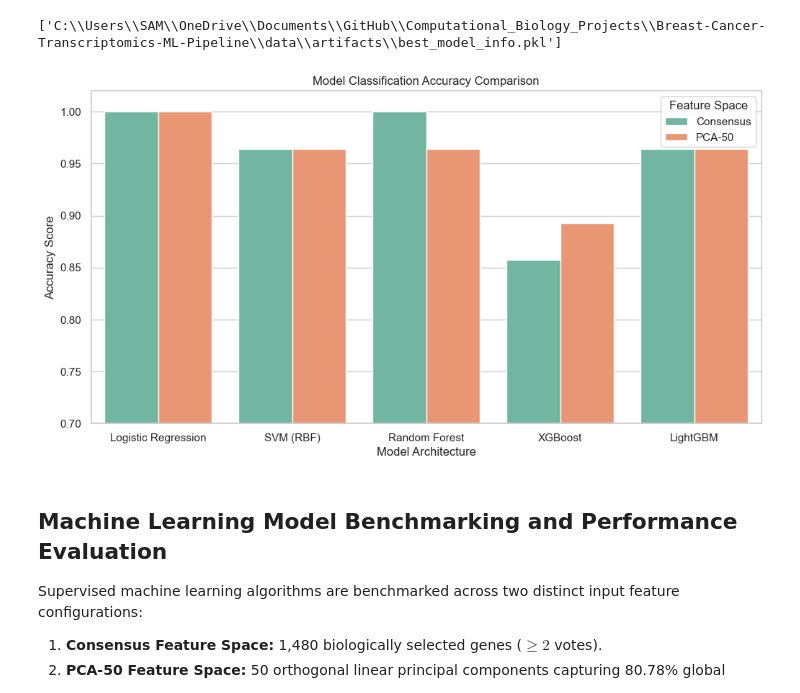
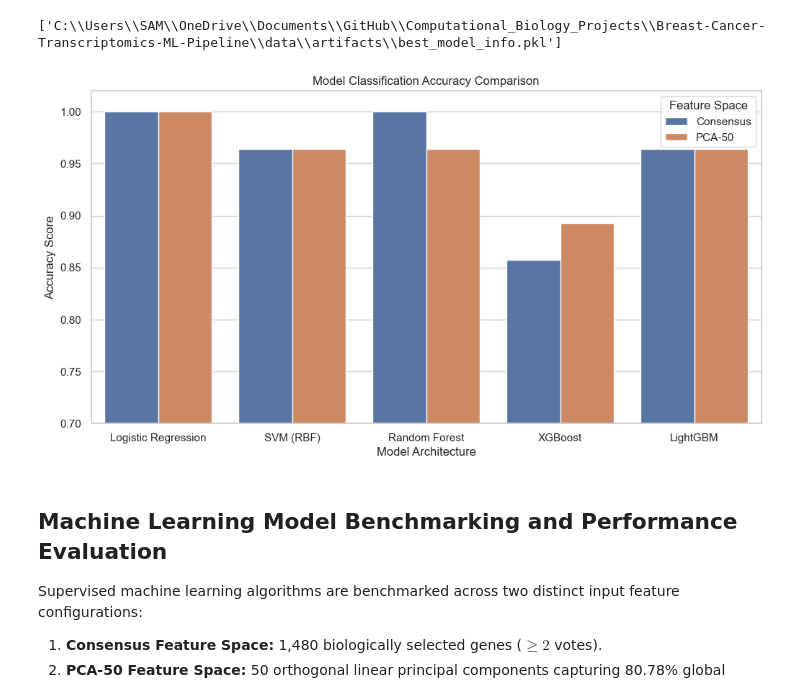
Before and after one commit to shubhamkjha369/OncoResolve-Breast-Cancer-Transcriptomics, a Jupyter notebook: Breast-Cancer-Transcriptomics-ML-Pipeline/notebooks/Breast_cancer_subtype_Transcriptomics_Pipeline.ipynb, the cells around one changed output. Drawn from its saved outputs; the diff is of its cells as text; code cells hidden in the pictures.

```diff
--- a/Breast-Cancer-Transcriptomics-ML-Pipeline/notebooks/Breast_cancer_subtype_Transcriptomics_Pipeline.ipynb
+++ b/Breast-Cancer-Transcriptomics-ML-Pipeline/notebooks/Breast_cancer_subtype_Transcriptomics_Pipeline.ipynb
@@ -1452,16 +1453,16 @@ Best Benchmarked Model: Logistic Regression on Consensus (Acc=1.0000)
 # %%
 # ── 8.1 Visualize Benchmarking Results ──
 bench_df = pd.read_parquet(ARTIFACT_DIR / "benchmark_results.parquet")
 plt.figure(figsize=(12, 6))
-sns.barplot(data=bench_df, x="model", y="accuracy", hue="feature_space", palette="Set2")
+sns.barplot(data=bench_df, x="model", y="accuracy", hue="feature_space", palette="deep")
 plt.title("Model Classification Accuracy Comparison")
 plt.ylabel("Accuracy Score")
 plt.xlabel("Model Architecture")
 plt.ylim(0.7, 1.02)
 plt.legend(title="Feature Space")
 plt.show()
 # %% [output]
-[figure, old version]
+[figure, new version]
 # %% [markdown]
 ## Machine Learning Model Benchmarking and Performance Evaluation
 
```
Also changed, not shown: parts of 28 cells of this notebook, 15 other files.
